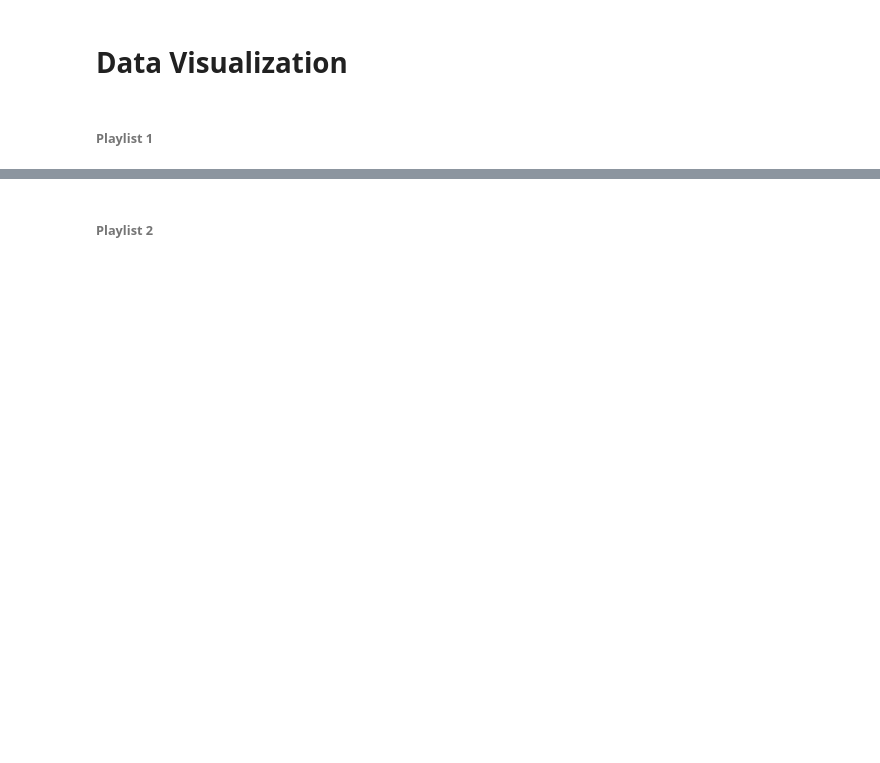
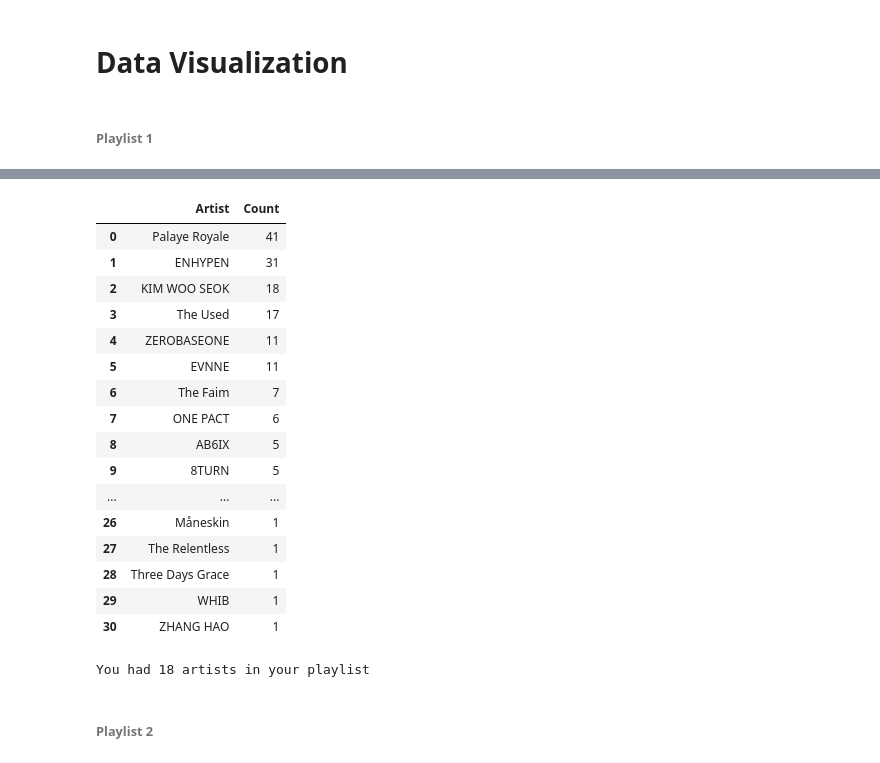
Before and after one commit to ShreyaKrishnan2004/SpotifAI, a Jupyter notebook: SpotifAI Intro Project.ipynb, the cells around one changed output, grey strips where cells are left out. Cells and saved outputs as stored; diff of their text form; code cells hidden in the pictures; blank space fills up the shorter version.

```diff
--- a/SpotifAI Intro Project.ipynb
+++ b/SpotifAI Intro Project.ipynb
@@ -167,2 +262,30 @@ df_study
+# %%
+'''
+df_sorted = merged_df[['artist','name']].groupby('artist').count().sort_values('name',ascending = False).reset_index()
+df_sorted.columns = ['Artist','Count']
+df_sorted.head(100)'''
+# %% [output]
+|  | Artist | Count |
+| 0 | Palaye Royale | 41 |
+| 1 | ENHYPEN | 31 |
+| 2 | KIM WOO SEOK | 18 |
+| 3 | The Used | 17 |
+| 4 | ZEROBASEONE | 11 |
+| 5 | EVNNE | 11 |
+| 6 | The Faim | 7 |
+| 7 | ONE PACT | 6 |
+| 8 | AB6IX | 5 |
+| 9 | 8TURN | 5 |
+| ... | ... | ... |
+| 26 | Måneskin | 1 |
+| 27 | The Relentless | 1 |
+| 28 | Three Days Grace | 1 |
+| 29 | WHIB | 1 |
+| 30 | ZHANG HAO | 1 |
+# %%
+'''num_artists = len(df_workout[['artist']].groupby('artist').count())
+print(f'You had {num_artists} artists in your playlist')'''
+# %% [output]
+You had 18 artists in your playlist
 # %% [markdown]
 ###### Playlist 2
```
Also changed, not shown: parts of 25 cells of this notebook.
